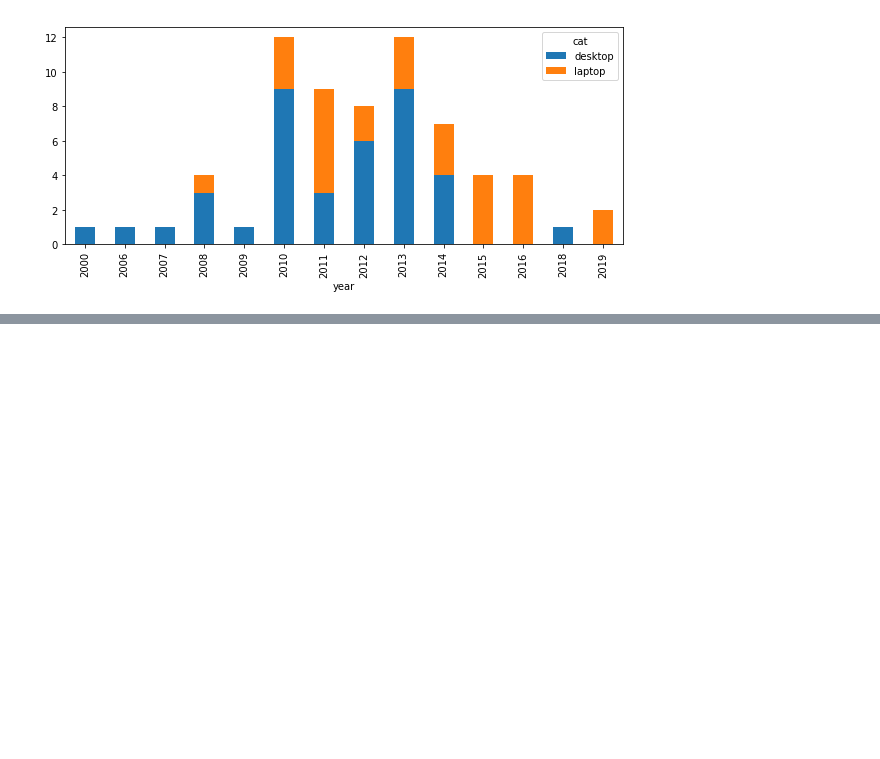
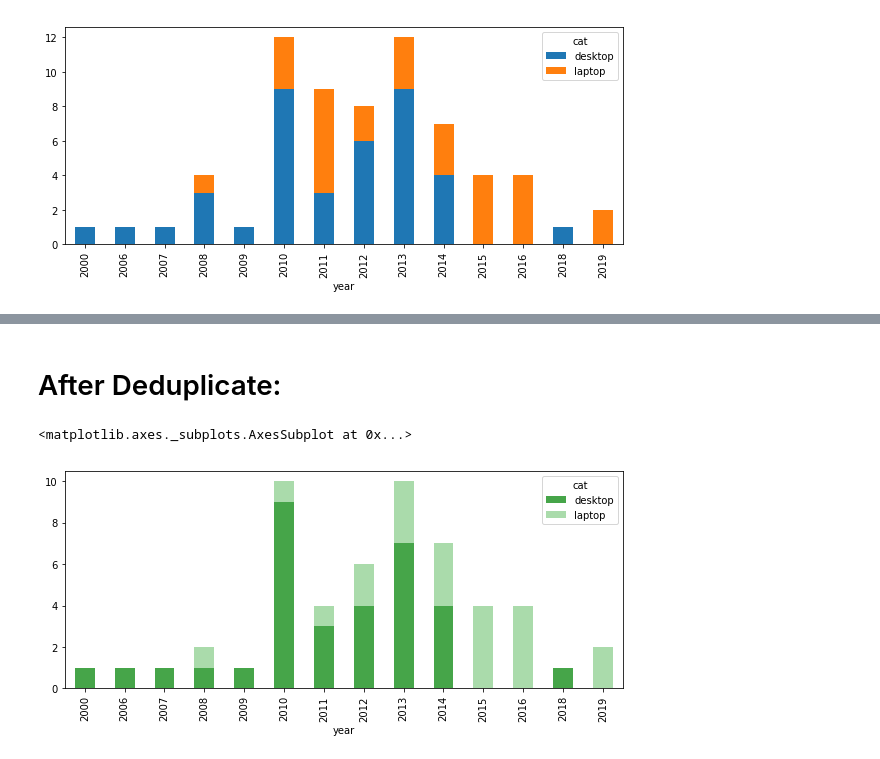
Before and after one commit to ygchan/Data-Engeering, a Jupyter notebook: Webscraping_04_Craigslist.ipynb, the cells around one changed output, grey strips where cells are left out. Drawn from its saved outputs; the diff is of its cells as text; code cells hidden in the pictures; blank space fills up the shorter version.

Commit message:
Fix bug #1 duplicate listing problem

```diff
--- a/Webscraping_04_Craigslist.ipynb
+++ b/Webscraping_04_Craigslist.ipynb
@@ -272,0 +275,17 @@ Read_Craigslist("https://newyork.craigslist.org/search/sya?query=dell&s=480", "d
+# %%
+# But by looking carefully, there are multiple listing of the same item!
+# Upon closer review, I learned that deduplicate is using all columns.
+# Since the seller have multiple listing (distinct link)
+# They were not removed.
+
+# Removing by only consider using columns
+dedup = apple_df.drop_duplicates(subset="listing_title",
+                                 keep=False)
+
+# Create a pivot: group by year, distinct cat and listing_title
+pivot_df = dedup[['year', 'cat']].pivot_table(
+    index="year",
+    columns="cat",
+    aggfunc=len,
+    fill_value=0
+)
@@ -272,0 +304,9 @@ Read_Craigslist("https://newyork.craigslist.org/search/sya?query=dell&s=480", "d
+# %% [markdown]
+# After Deduplicate:
+# %%
+pivot_df.plot.bar(stacked=True,
+                  color=colors,
+                  figsize=(10,4))
+# %% [output]
+<matplotlib.axes._subplots.AxesSubplot at 0x...>
+[figure, added]
```
Also changed, not shown: parts of 12 cells of this notebook.
